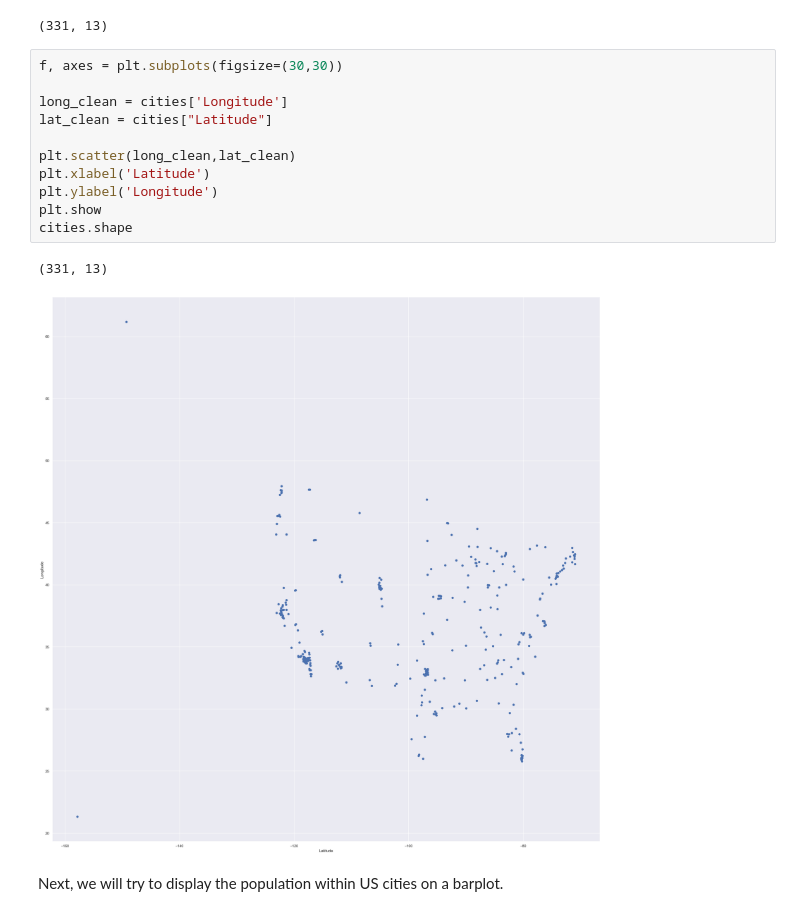
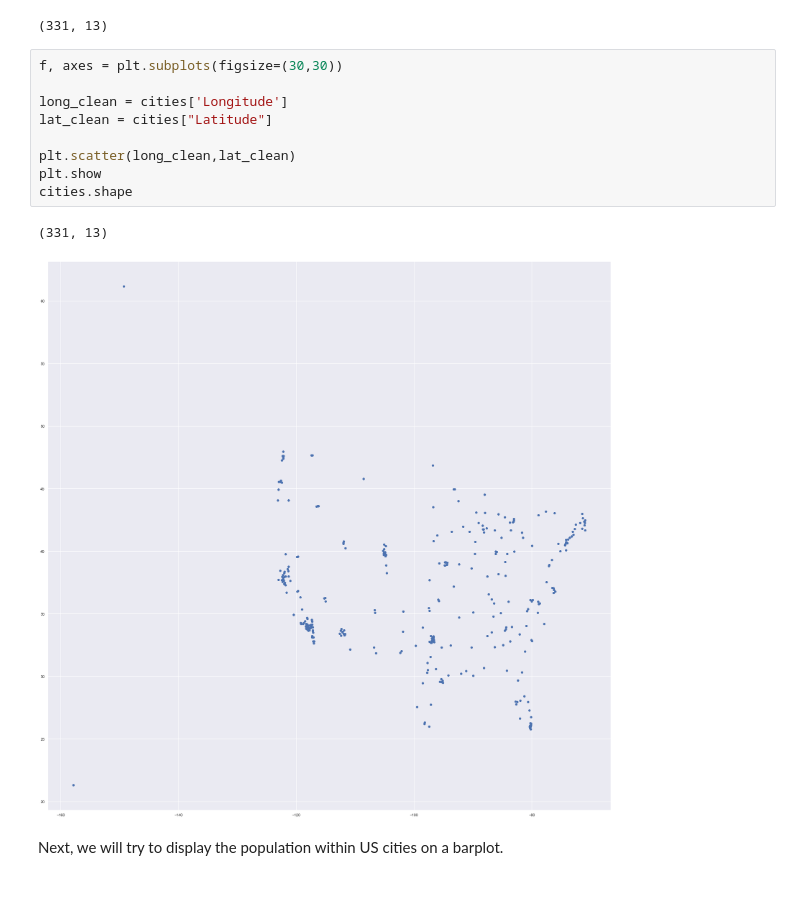
Before and after one commit to jerrell-y/SC1015-miniproj-pizza, a Jupyter notebook: EDA.ipynb, the cells around one changed output. Drawn from its saved outputs; the diff is of its cells as text.

```diff
--- a/EDA.ipynb
+++ b/EDA.ipynb
@@ -61,17 +60,15 @@ cities.shape
 # %%
 f, axes = plt.subplots(figsize=(30,30))
 
 long_clean = cities['Longitude']
 lat_clean = cities["Latitude"]
 
 plt.scatter(long_clean,lat_clean)
-plt.xlabel('Latitude')
-plt.ylabel('Longitude')
 plt.show
 cities.shape
 # %% [output]
 (331, 13)
-[figure, old version]
+[figure, new version]
 # %% [markdown]
 Next, we will try to display the population within US cities on a barplot.
 # %%
```
Also changed, not shown: parts of 2 cells of this notebook, 5 other files.
